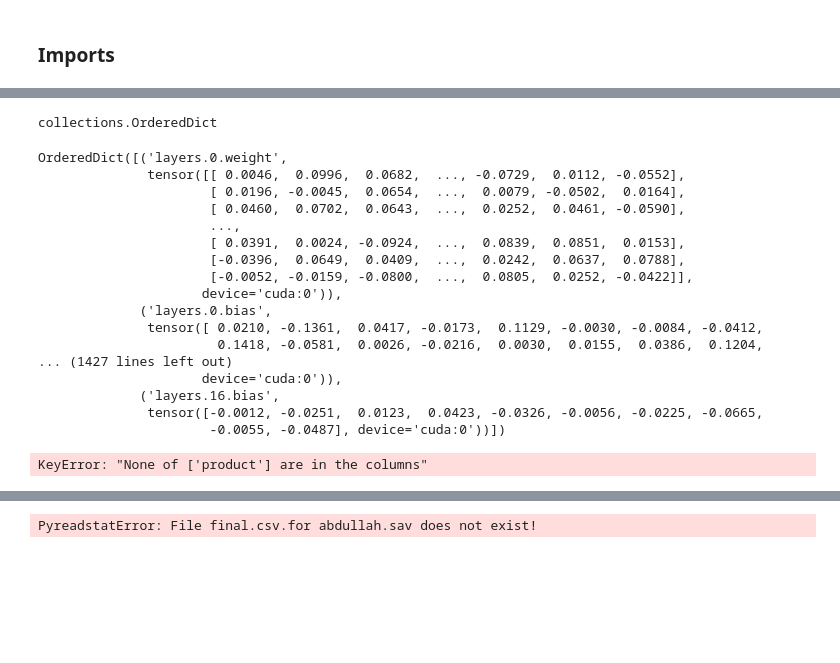
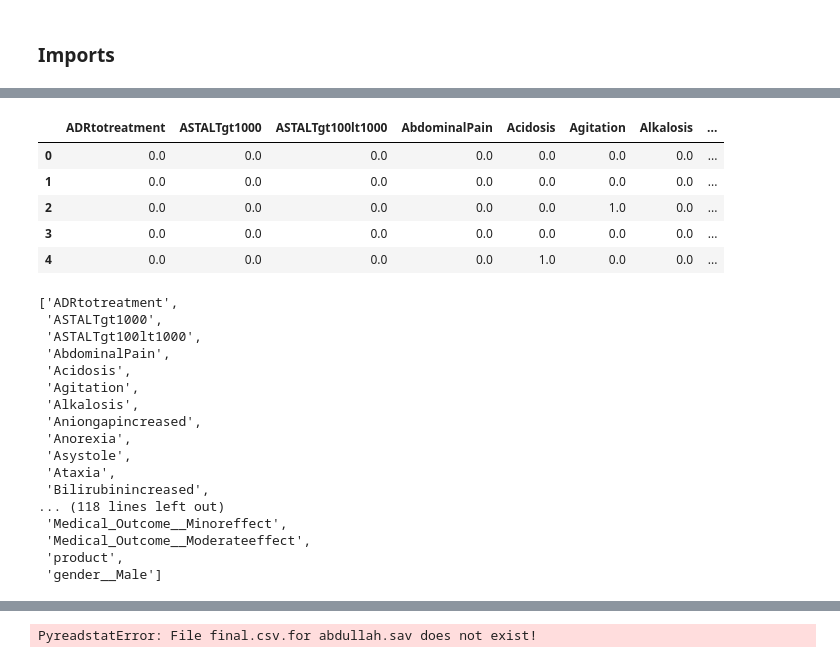
Before and after one commit to ashiskb/npds-workspace, a Jupyter notebook: ml_Abdullah_codes.ipynb, the cells around one changed output, grey strips where cells are left out. Cells and saved outputs as stored; diff of their text form; code cells hidden in the pictures; blank space fills up the shorter version.

```diff
--- a/ml_Abdullah_codes.ipynb
+++ b/ml_Abdullah_codes.ipynb
@@ -87,35 +74,38 @@ objects = torch.load('Pytorch_model.pt') #This is just a NN model.
-# %%
-type(objects)
-# %% [output]
-collections.OrderedDict
-# %%
-objects
-# %% [output]
-OrderedDict([('layers.0.weight',
-              tensor([[ 0.0046,  0.0996,  0.0682,  ..., -0.0729,  0.0112, -0.0552],
-                      [ 0.0196, -0.0045,  0.0654,  ...,  0.0079, -0.0502,  0.0164],
-                      [ 0.0460,  0.0702,  0.0643,  ...,  0.0252,  0.0461, -0.0590],
-                      ...,
-                      [ 0.0391,  0.0024, -0.0924,  ...,  0.0839,  0.0851,  0.0153],
-                      [-0.0396,  0.0649,  0.0409,  ...,  0.0242,  0.0637,  0.0788],
-                      [-0.0052, -0.0159, -0.0800,  ...,  0.0805,  0.0252, -0.0422]],
-                     device='cuda:0')),
-             ('layers.0.bias',
-              tensor([ 0.0210, -0.1361,  0.0417, -0.0173,  0.1129, -0.0030, -0.0084, -0.0412,
-                       0.1418, -0.0581,  0.0026, -0.0216,  0.0030,  0.0155,  0.0386,  0.1204,
-... (1427 lines left out)
-                     device='cuda:0')),
-             ('layers.16.bias',
-              tensor([-0.0012, -0.0251,  0.0123,  0.0423, -0.0326, -0.0056, -0.0225, -0.0665,
-                      -0.0055, -0.0487], device='cuda:0'))])
 # %%
-df=pd.read_spss("Desktop/good.sav")
+df=pd.read_spss("good.sav")
+# %%
+df.head()
+# %% [output]
+|  | ADRtotreatment | ASTALTgt1000 | ASTALTgt100lt1000 | AbdominalPain | Acidosis | Agitation | Alkalosis | ... |
+| 0 | 0.0 | 0.0 | 0.0 | 0.0 | 0.0 | 0.0 | 0.0 | ... |
+| 1 | 0.0 | 0.0 | 0.0 | 0.0 | 0.0 | 0.0 | 0.0 | ... |
+| 2 | 0.0 | 0.0 | 0.0 | 0.0 | 0.0 | 1.0 | 0.0 | ... |
+| 3 | 0.0 | 0.0 | 0.0 | 0.0 | 0.0 | 0.0 | 0.0 | ... |
+| 4 | 0.0 | 0.0 | 0.0 | 0.0 | 1.0 | 0.0 | 0.0 | ... |
+# %%
+#list all column names~
+list(df.columns)
+# %% [output]
+['ADRtotreatment',
+ 'ASTALTgt1000',
+ 'ASTALTgt100lt1000',
+ 'AbdominalPain',
+ 'Acidosis',
+ 'Agitation',
+ 'Alkalosis',
+ 'Aniongapincreased',
+ 'Anorexia',
+ 'Asystole',
+ 'Ataxia',
+ 'Bilirubinincreased',
+... (118 lines left out)
+ 'Medical_Outcome__Minoreffect',
+ 'Medical_Outcome__Moderateeffect',
+ 'product',
+ 'gender__Male']
 # %%
 # removing products to reduce number of target class
 del_classes = ['Methadone', 'Oral Hypoglycemics: Biguanides','Bupropion','Calcium Antagonist, Alone']
 # del_classes = []
 
-data = data.set_index('product').loc[[i for i in data['product'].unique() if i not in del_classes]].reset_index(drop=False)
-data
+data = df.set_index('product').loc[[i for i in df['product'].unique() if i not in del_classes]].reset_index(drop=False)
-# %% [output]
-KeyError: "None of ['product'] are in the columns"
```
Also changed, not shown: parts of 45 cells of this notebook, 2 other files.
